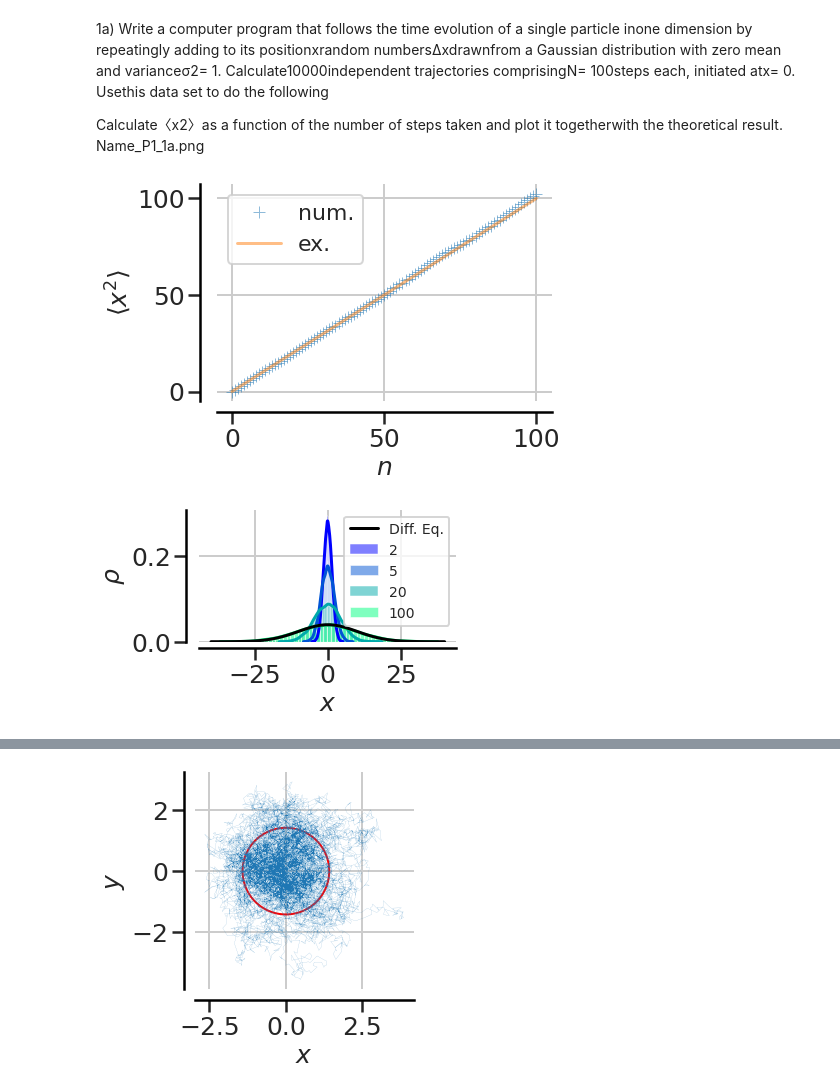
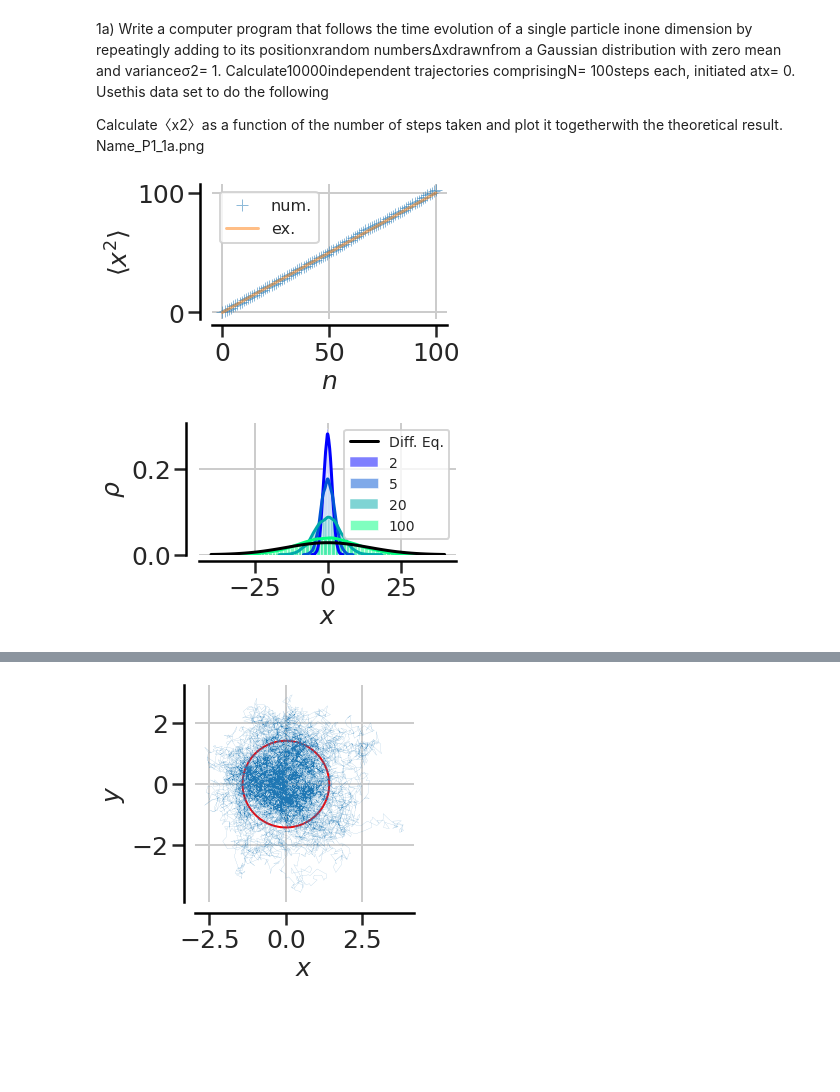
Before and after one commit to janweinreich/stoch_proc, a Jupyter notebook: random_walk.ipynb, the cells around one changed output, grey strips where cells are left out. Drawn from its saved outputs; the diff is of its cells as text; code cells hidden in the pictures; blank space fills up the shorter version.

Commit message:
update plots

```diff
--- a/random_walk.ipynb
+++ b/random_walk.ipynb
@@ -75,23 +75,24 @@ avg_sq_trj  = np.average(all_trj*all_trj, axis =0)
 # %%
 fig,ax = plt.subplots()
 ax.spines['right'].set_color('none')
 ax.spines['top'].set_color('none')
 ax.spines['bottom'].set_position(('axes', -0.05))
 ax.spines['bottom'].set_color('black')
 ax.spines['left'].set_color('black')
 ax.yaxis.set_ticks_position('left')
 ax.xaxis.set_ticks_position('bottom')
 ax.spines['left'].set_position(('axes', -0.05))
 ax.plot(avg_sq_trj,'+', label='num.',alpha=0.5)
 ax.plot(np.linspace(0, 100),np.linspace(0, 100),alpha=0.5 , label="ex." )
 
 
 ax.set_xlabel(r"$n$")
 ax.set_ylabel(r"$\langle x^2 \rangle $")
-ax.legend(fontsize=fontsize-3)
+ax.legend(fontsize=fontsize-9)
+fig.tight_layout(h_pad=0.0, pad=1.5)
 plt.savefig('./figures/JanWeinreich_P1_1a.png')
 # %% [output]
-[figure, old version]
+[figure, new version]
 # %%
 fig,ax = plt.subplots()
 ax.spines['right'].set_color('none')
@@ -105,7 +106,7 @@ ax.spines['left'].set_position(('axes', -0.05))
 
 
 def solution_diff(x, t):
-    D   = 0.5
+    D   = 1 #0.5
     Nf  = 1.0 /( np.sqrt(4.0*np.pi*D*t))
     fac = np.exp(-    (x**2/(4.0*D*t)))
     return Nf * fac
@@ -126,7 +127,7 @@ ax.set_ylabel(r"$\rho$")
 fig.tight_layout(h_pad=0.0, pad=1.5)
 plt.savefig('./figures/JanWeinreich_P1_1b.png')
 # %% [output]
-[figure, old version]
+[figure, new version]
 # %%
 Ntrj = 10000
 n    = 1000
```
Also changed, not shown: parts of 4 cells of this notebook.
